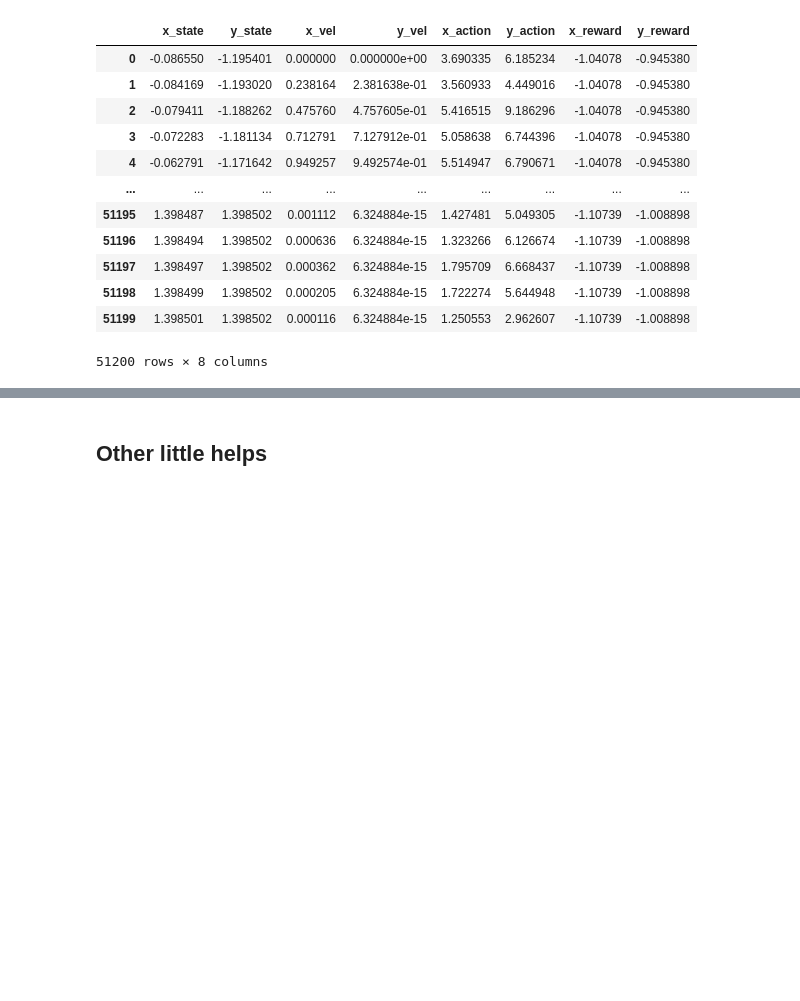
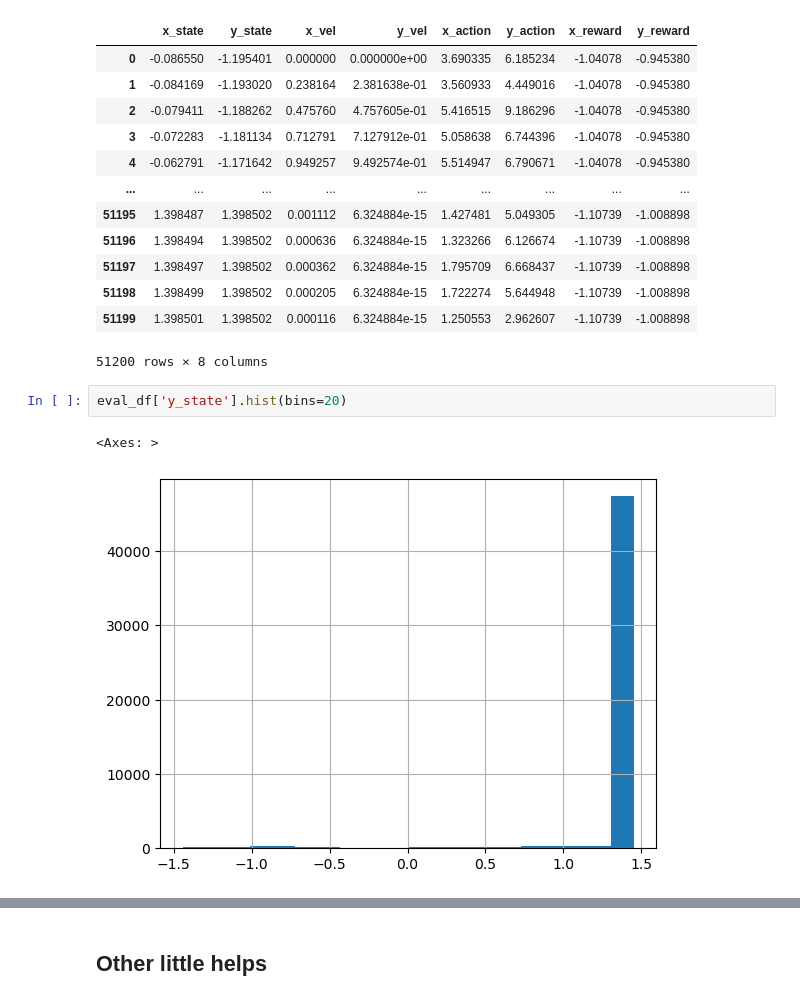
Before and after one commit to rickconci/DeepRL, a Jupyter notebook: MORel/Uncertainty_checks.ipynb, the cells around one changed output, grey strips where cells are left out. Drawn from its saved outputs; the diff is of its cells as text; blank space fills up the shorter version.

```diff
--- a/MORel/Uncertainty_checks.ipynb
+++ b/MORel/Uncertainty_checks.ipynb
@@ -908,6 +921,11 @@ eval_df
 | 51198 | 1.398499 | 1.398502 | 0.000205 | 6.324884e-15 | 1.722274 | 5.644948 | -1.10739 | -1.008898 |
 | 51199 | 1.398501 | 1.398502 | 0.000116 | 6.324884e-15 | 1.250553 | 2.962607 | -1.10739 | -1.008898 |
 51200 rows × 8 columns
+# %%
+eval_df['y_state'].hist(bins=20)
+# %% [output]
+<Axes: >
+[figure, added]
 # %%
 for i, ((x_reward, y_reward), group) in enumerate(eval_df.groupby(['x_reward', 'y_reward'])):
     if i >= 5:  # Only process the first 5 groups
```
Also changed, not shown: parts of 16 cells of this notebook, 3 other files.
